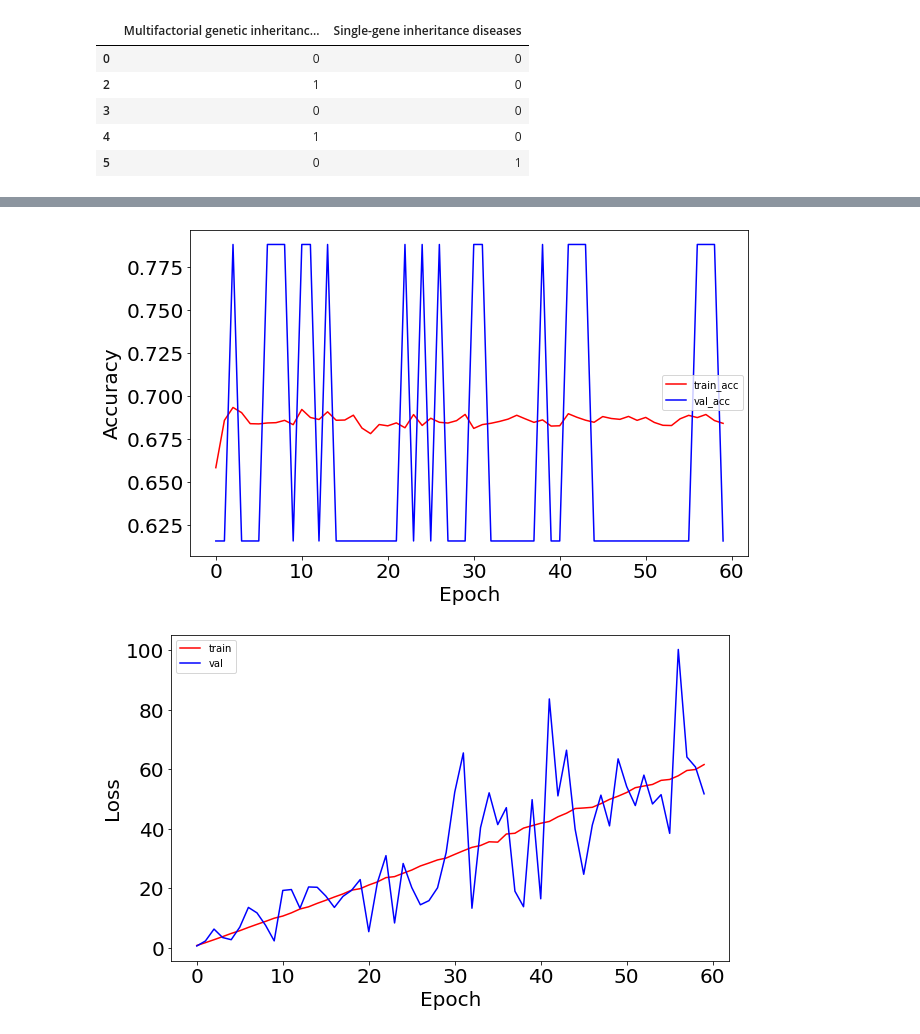
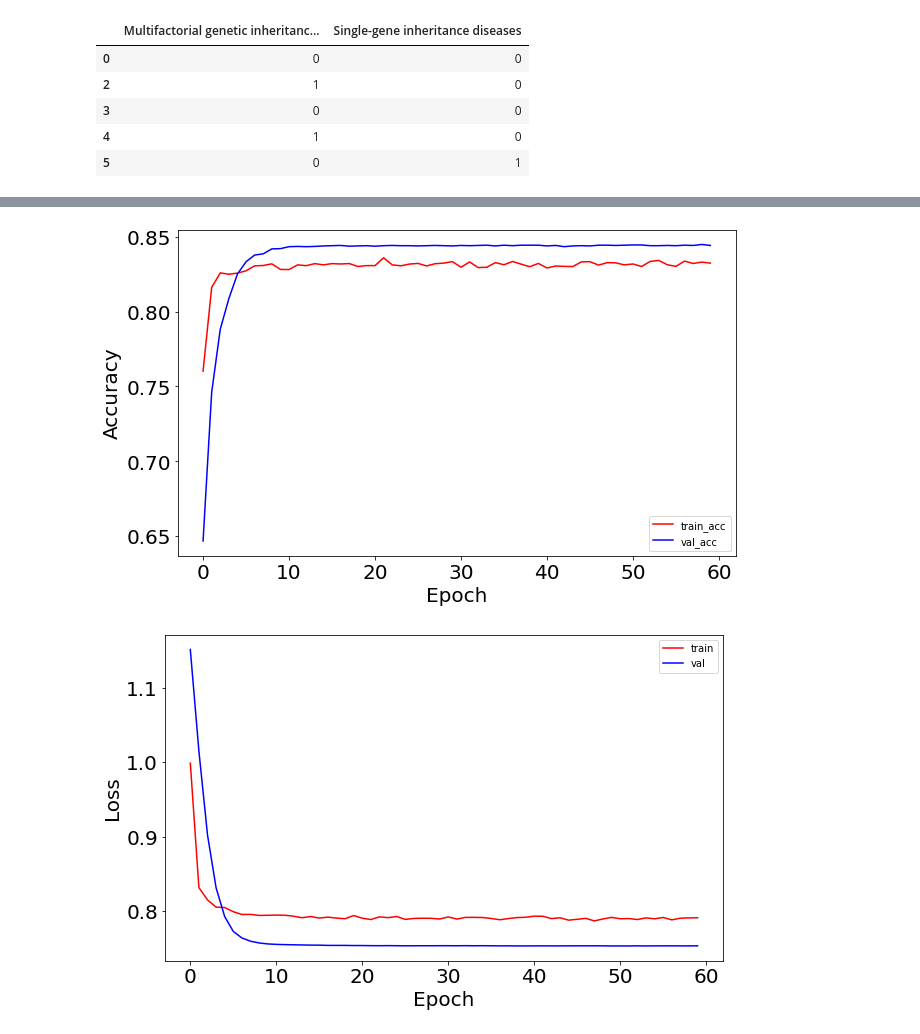
Before and after one commit to brooke-3871/Genetics-Capstone-3, a Jupyter notebook: Capstone3 - Modeling and Predictions.ipynb, the cells around one changed output, grey strips where cells are left out. Drawn from its saved outputs; the diff is of its cells as text; code cells hidden in the pictures.

Commit message:
Add files via upload
final preprocessing and modeling work

```diff
--- a/Capstone3 - Modeling and Predictions.ipynb
+++ b/Capstone3 - Modeling and Predictions.ipynb
@@ -179,0 +151,8 @@ df_train["White Blood cell count (thousand per microliter)"] = (df_train["White
+# %%
+#standardize numeric values to be between 0 and 1
+df_train["Mothers_age"] = (df_train["Mothers_age"] - min(df_train["Mothers_age"]))/(max(df_train["Mothers_age"]) - min(df_train["Mothers_age"]))
+df_train["Fathers_age"] = (df_train["Fathers_age"] - min(df_train["Fathers_age"]))/(max(df_train["Fathers_age"]) - min(df_train["Fathers_age"]))
+df_train["Blood_cell_count"] = (df_train["Blood_cell_count"] - min(df_train["Blood_cell_count"]))/(max(df_train["Blood_cell_count"]) - min(df_train["Blood_cell_count"]))
+df_train["No_of_previous_abortion"] = (df_train["No_of_previous_abortion"] - min(df_train["No_of_previous_abortion"]))/(max(df_train["No_of_previous_abortion"]) - min(df_train["No_of_previous_abortion"]))
+df_train["White_Blood_cell_count"] = (df_train["White_Blood_cell_count"] - min(df_train["White_Blood_cell_count"]))/(max(df_train["White_Blood_cell_count"]) - min(df_train["White_Blood_cell_count"]))
+df_train["Patient_Age"] = (df_train["Patient_Age"] - min(df_train["Patient_Age"]))/(max(df_train["Patient_Age"]) - min(df_train["Patient_Age"]))
@@ -180,8 +165,8 @@ df_train["White Blood cell count (thousand per microliter)"] = (df_train["White
 # %%
-X = df_train.drop(['Genetic Disorder','Disorder Subclass'], axis = 1)
-X2 = df_train.drop(['Disorder Subclass'], axis = 1)
-y1 = df_train['Genetic Disorder']
-y2 = df_train['Disorder Subclass']
+X = df_train.drop(['Genetic_Disorder','Disorder_Subclass'], axis = 1)
+X2 = df_train.drop(['Disorder_Subclass'], axis = 1)
+y1 = df_train['Genetic_Disorder']
+y2 = df_train['Disorder_Subclass']
 # %%
 df_dummies1 = pd.get_dummies(X, drop_first = True)
 df_dummies2 = pd.get_dummies(X2, drop_first = True)
@@ -336,6 +337,6 @@ Accuracy on test data: 0.5141274333000183%
 # %%
 # train test split data
-X2_train, X2_test, y2_train, y2_test = train_test_split(df_dummies2, dummie_y2, test_size = 0.10, random_state = 42)
+X2_train, X2_test, y2_train, y2_test = train_test_split(df_dummies2, dummie_y2, test_size = 0.20, random_state = 42)
 # %%
 X2_train.shape, X2_test.shape, y2_train.shape, y2_test.shape
 # %% [output]
@@ -419,3 +410,17 @@ Baseline: 18.59% (3.56%)
+# %%
+model2 = Sequential()
+optimizer = ts.keras.optimizers.Adam(learning_rate=0.00001)
+model2.add(Dense(384, input_dim = 44, activation = 'relu' ))
+model2.add(BatchNormalization())
+model2.add(Dropout(0.3))
+model2.add(Dense(64, activation = 'relu'))
+model2.add(BatchNormalization())
+model2.add(Dropout(0.3))
+model2.add(Dense(32, activation = 'relu'))
+model2.add(BatchNormalization())
+model2.add(Dropout(0.3))
+model2.add(Dense(8, activation = 'softmax'))
+model2.compile(loss = 'categorical_crossentropy',optimizer = optimizer,metrics = ['accuracy'])
 # %%
 X2_train = np.asarray(X2_train).astype('float32')
 y2_train = np.asarray(y2_train).astype('float32')
@@ -657,19 +852,19 @@ Wall time: 46.2 s
 # %%
-score = model.evaluate(X_test, y_test, verbose=0)
+score = exponential_decay_model2.evaluate(X2_test, y2_test, verbose=0)
 print('Test loss:', score[0])
 print('Test accuracy:', score[1])
 
 fig, ax = plt.subplots(1, 1, figsize=(10,6))
-ax.plot(np.sqrt(model_history.history['acc']), 'r', label='train_acc')
-ax.plot(np.sqrt(model_history.history['val_acc']), 'b' ,label='val_acc')
+ax.plot(np.sqrt(exponential_decay_model_history.history['accuracy']), 'r', label='train_acc')
+ax.plot(np.sqrt(exponential_decay_model_history.history['val_accuracy']), 'b' ,label='val_acc')
 ax.set_xlabel(r'Epoch', fontsize=20)
 ax.set_ylabel(r'Accuracy', fontsize=20)
 ax.legend()
 ax.tick_params(labelsize=20)
 
 fig, ax = plt.subplots(1, 1, figsize=(10,6))
-ax.plot(np.sqrt(model_history.history['loss']), 'r', label='train')
-ax.plot(np.sqrt(model_history.history['val_loss']), 'b' ,label='val')
+ax.plot(np.sqrt(exponential_decay_model_history.history['loss']), 'r', label='train')
+ax.plot(np.sqrt(exponential_decay_model_history.history['val_loss']), 'b' ,label='val')
 ax.set_xlabel(r'Epoch', fontsize=20)
 ax.set_ylabel(r'Loss', fontsize=20)
 ax.legend()
@@ -680,2 +875,2 @@ Test accuracy: 0.378947377204895
-[figure, old version]
+[figure, new version]
-[figure, old version]
+[figure, new version]
```
Also changed, not shown: parts of 79 cells of this notebook.
